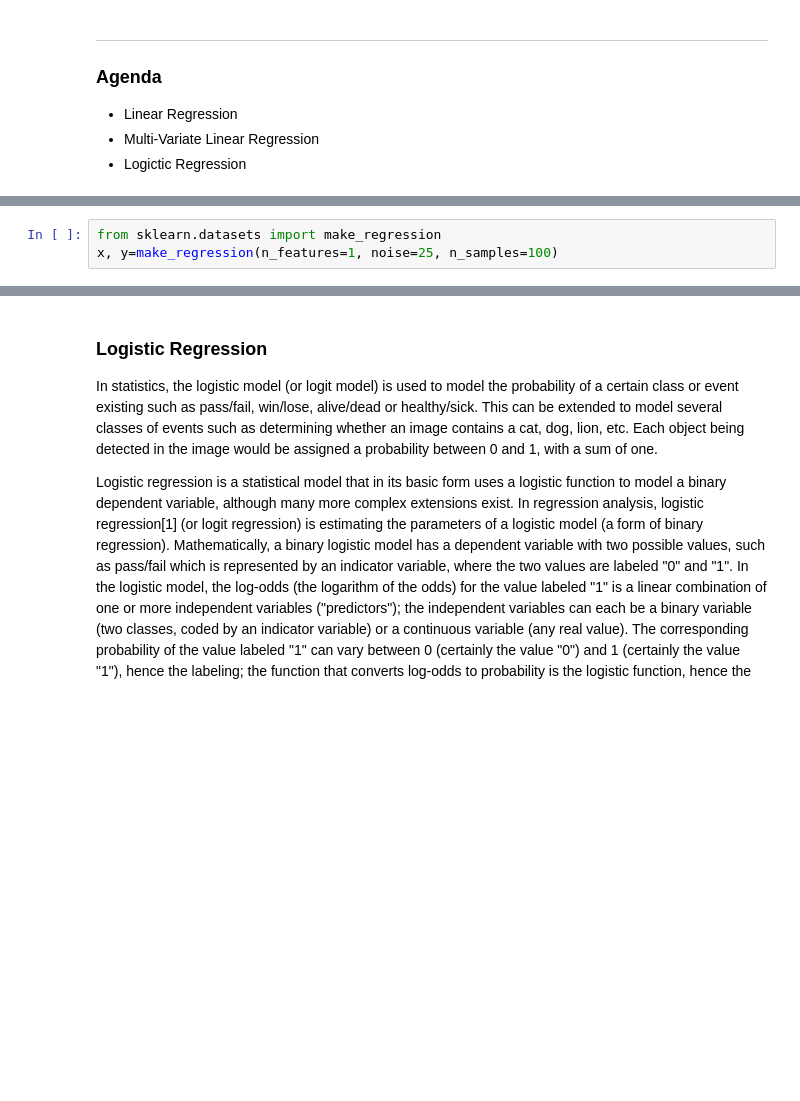
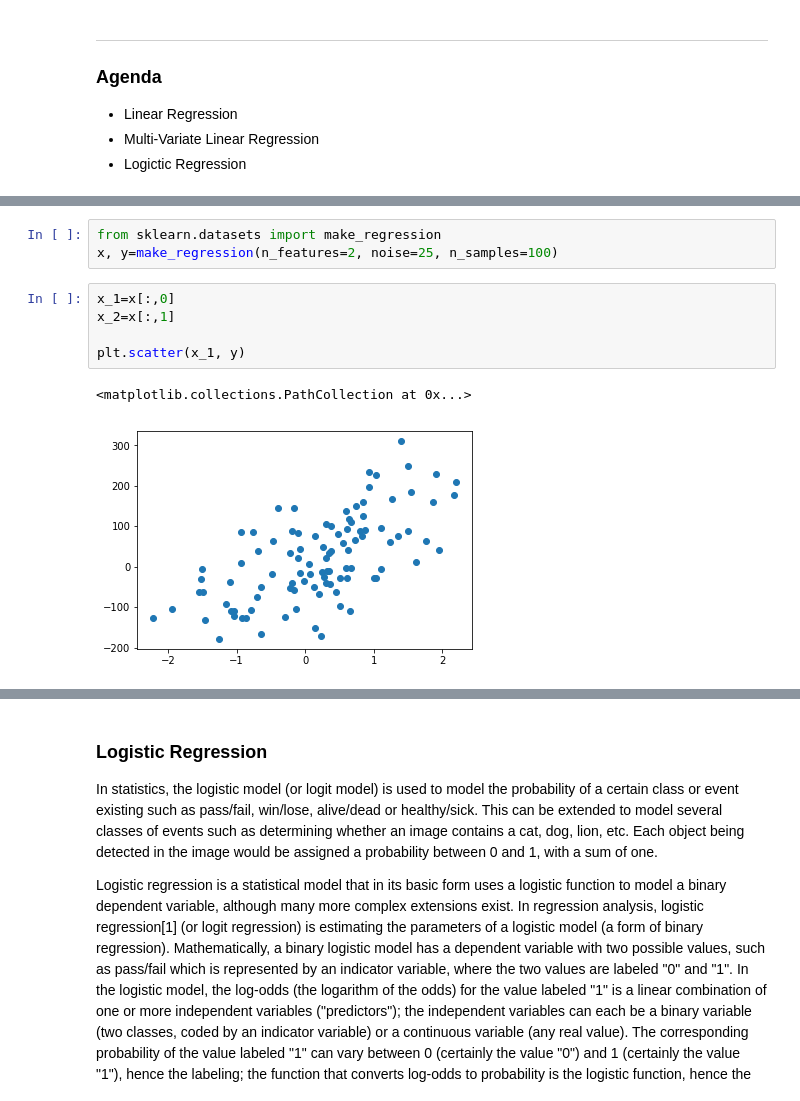
Before and after one commit to kevinclee26/nebula_ds, a Jupyter notebook: class_d7/regression_analysis.ipynb, the cells around one changed output, grey strips where cells are left out. Saved outputs shown, nothing was run; the diff lists cells and outputs as text; blank space fills up the shorter version.

```diff
--- a/class_d7/regression_analysis.ipynb
+++ b/class_d7/regression_analysis.ipynb
@@ -23,4 +23,12 @@ The method of ordinary least squares computes the unique line (or hyperplane) th
 ![simple](https://github.com/kevinclee26/nebula_ds/blob/master/class_d7/images/image_1.png?raw=true)
 # %%
 from sklearn.datasets import make_regression
-x, y=make_regression(n_features=1, noise=25, n_samples=100)
+x, y=make_regression(n_features=2, noise=25, n_samples=100)
+# %%
+x_1=x[:,0]
+x_2=x[:,1]
+
+plt.scatter(x_1, y)
+# %% [output]
+<matplotlib.collections.PathCollection at 0x...>
+[figure, added]
```
Also changed, not shown: parts of 7 cells of this notebook, 2 other files.
